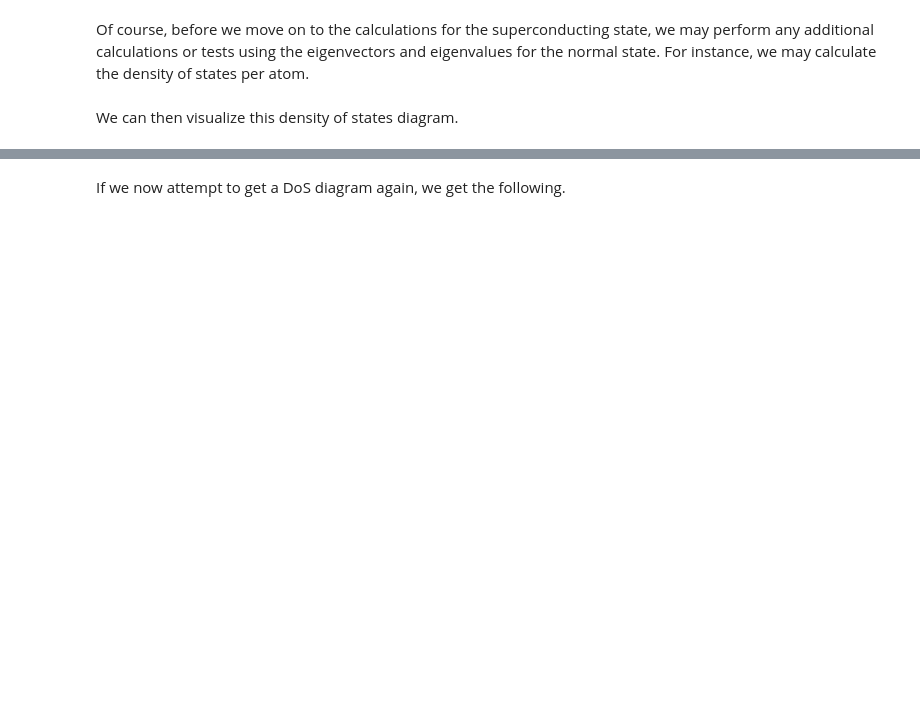
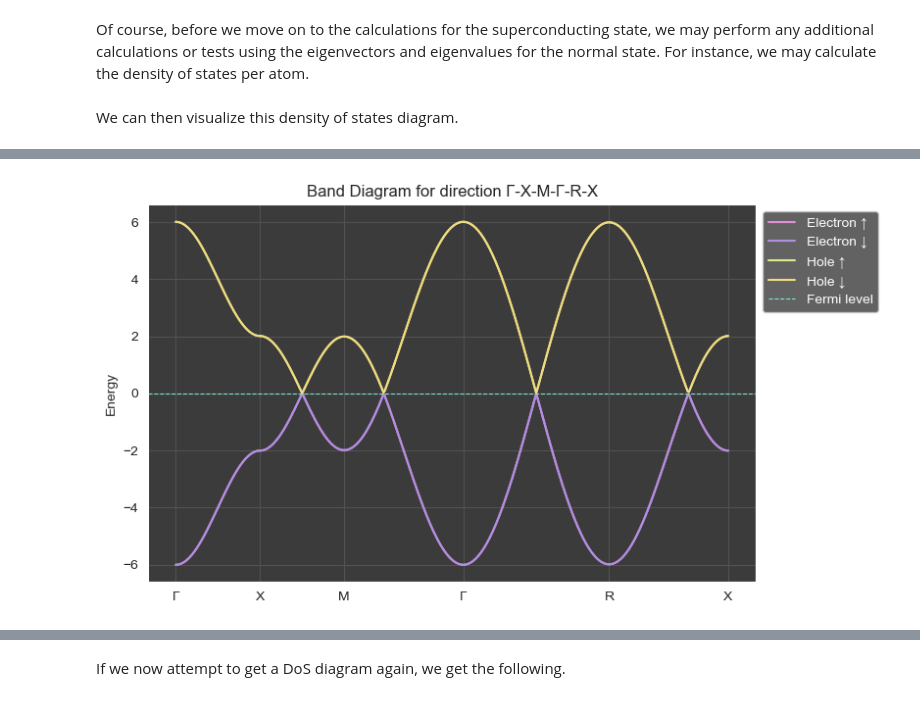
Before and after one commit to srigas/topological_superconductivity, a Jupyter notebook: Documentation.ipynb, the cells around one changed output, grey strips where cells are left out. Drawn from its saved outputs; the diff is of its cells as text; code cells hidden in the pictures; blank space fills up the shorter version.

```diff
--- a/Documentation.ipynb
+++ b/Documentation.ipynb
@@ -510,0 +554,10 @@ from tsc.hamiltonian import prep_SC_hamiltonian, get_SC_hamiltonian
+# %%
+from tests.plotting import plot_bands
+
+# With the eigenvalues at hand, we may proceed with plotting
+cum_k = np.hstack((np.array([0], dtype=int),k_mesh.cumsum()))
+plot_points_x = x_for_plot[cum_k]
+
+plot_bands(band_vals, x_for_plot, plot_points_x, letters, μ, points_str)
+# %% [output]
+[figure, added]
```
Also changed, not shown: parts of 24 cells of this notebook, 5 other files.
